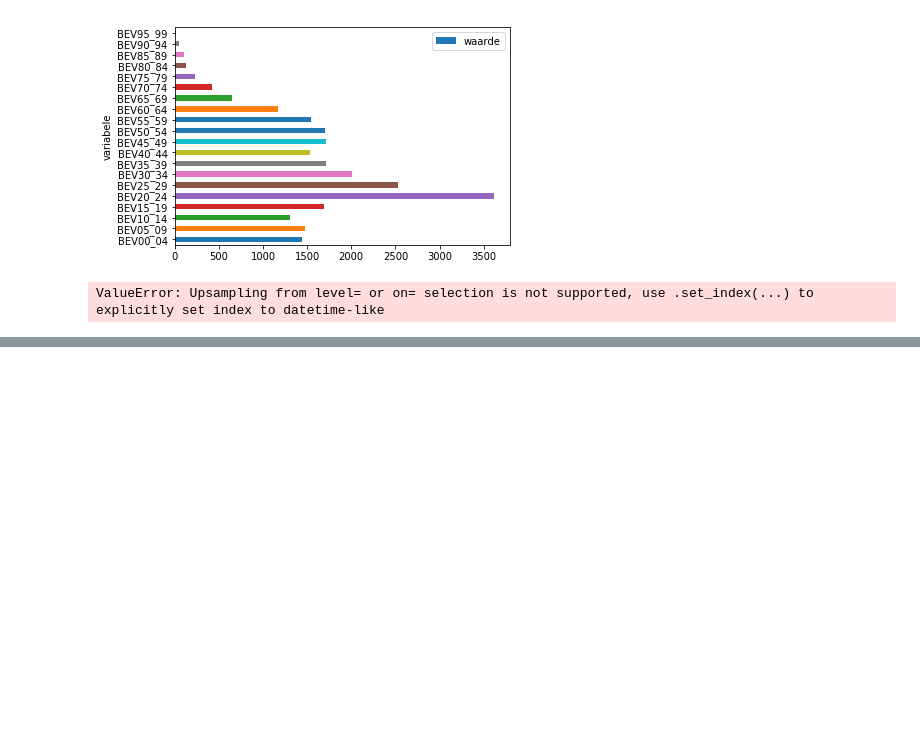
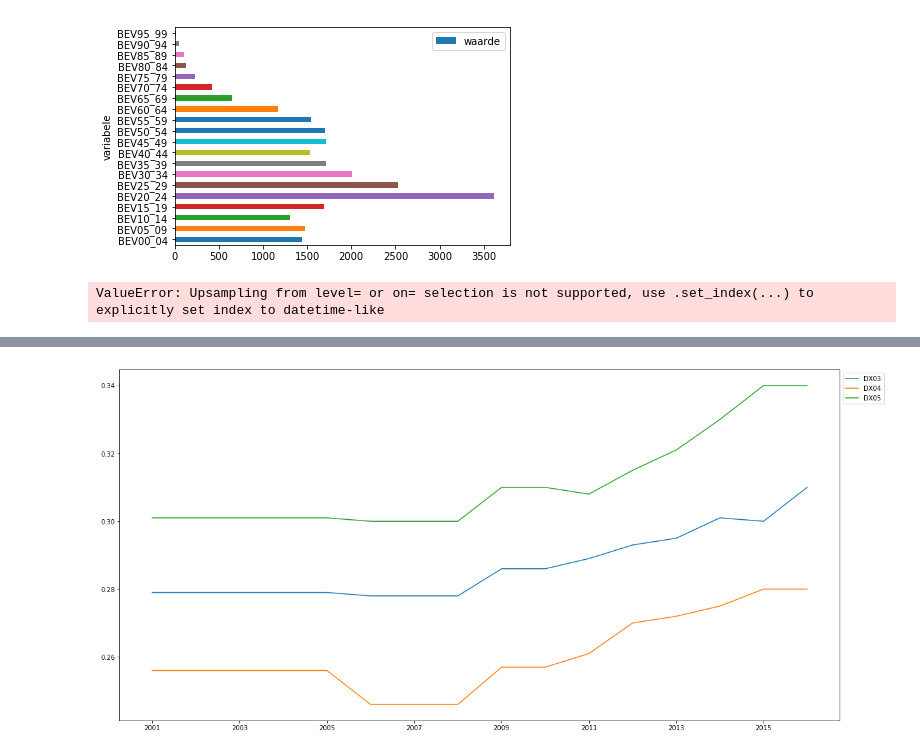
Before and after one commit to KJ-Waller/DW-Project, a Jupyter notebook: Education.ipynb, the cells around one changed output, grey strips where cells are left out. Drawn from its saved outputs; the diff is of its cells as text; code cells hidden in the pictures; blank space fills up the shorter version.

```diff
--- a/Education.ipynb
+++ b/Education.ipynb
@@ -7,0 +7,7 @@ bbga = pd.read_csv(file)
+# %%
+file = './bbga_latest_and_greatest-DX.csv'
+bbga = pd.read_csv(file)
+
+areas = ['DX0'+str(i) if i < 10 else 'DX'+str(i) for i in range(1,23)]
+print('Area Names')
+areas
@@ -62,0 +102,23 @@ ValueError: Upsampling from level= or on= selection is not supported, use .set_i
+# %%
+def regions_gini(regions):
+    dxareas_bbga = bbga.set_index('gebiedcode15')
+    gini_areas = dxareas_bbga.loc[(dxareas_bbga['variabele'] == 'IGINI') & (dxareas_bbga.index.isin(regions))]
+    region_ginis = []
+
+    for region in regions:
+        curr_region = gini_areas[gini_areas.index == region]
+        curr_region = pd.concat([curr_region['jaar'], curr_region['waarde']], axis=1).set_index('jaar')
+        curr_region.index = pd.to_datetime(curr_region.index, format='%Y')
+        curr_region = curr_region.resample('AS').asfreq()
+        curr_region.fillna(method='ffill', inplace=True)
+        region_ginis.append(curr_region)
+
+        plt.plot(curr_region.index, curr_region['waarde'], '-', label=region)
+    plt.rcParams["figure.figsize"] = [20, 10]
+    plt.legend(loc='upper left', bbox_to_anchor=(1,1))
+    plt.show()
+
+
+regions_gini(areas[2:5])
+# %% [output]
+[figure, added]
```
Also changed, not shown: parts of 5 cells of this notebook, 2 other files.
